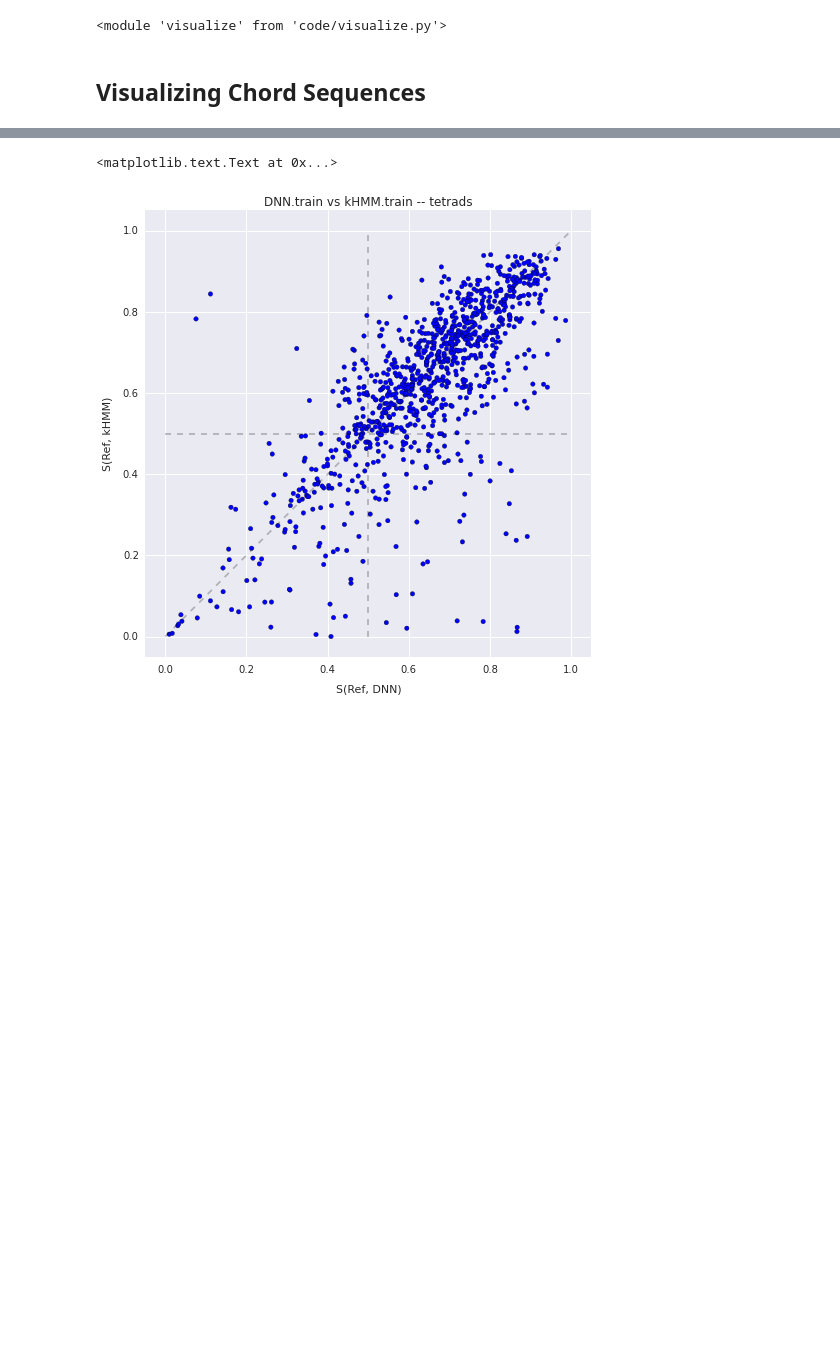
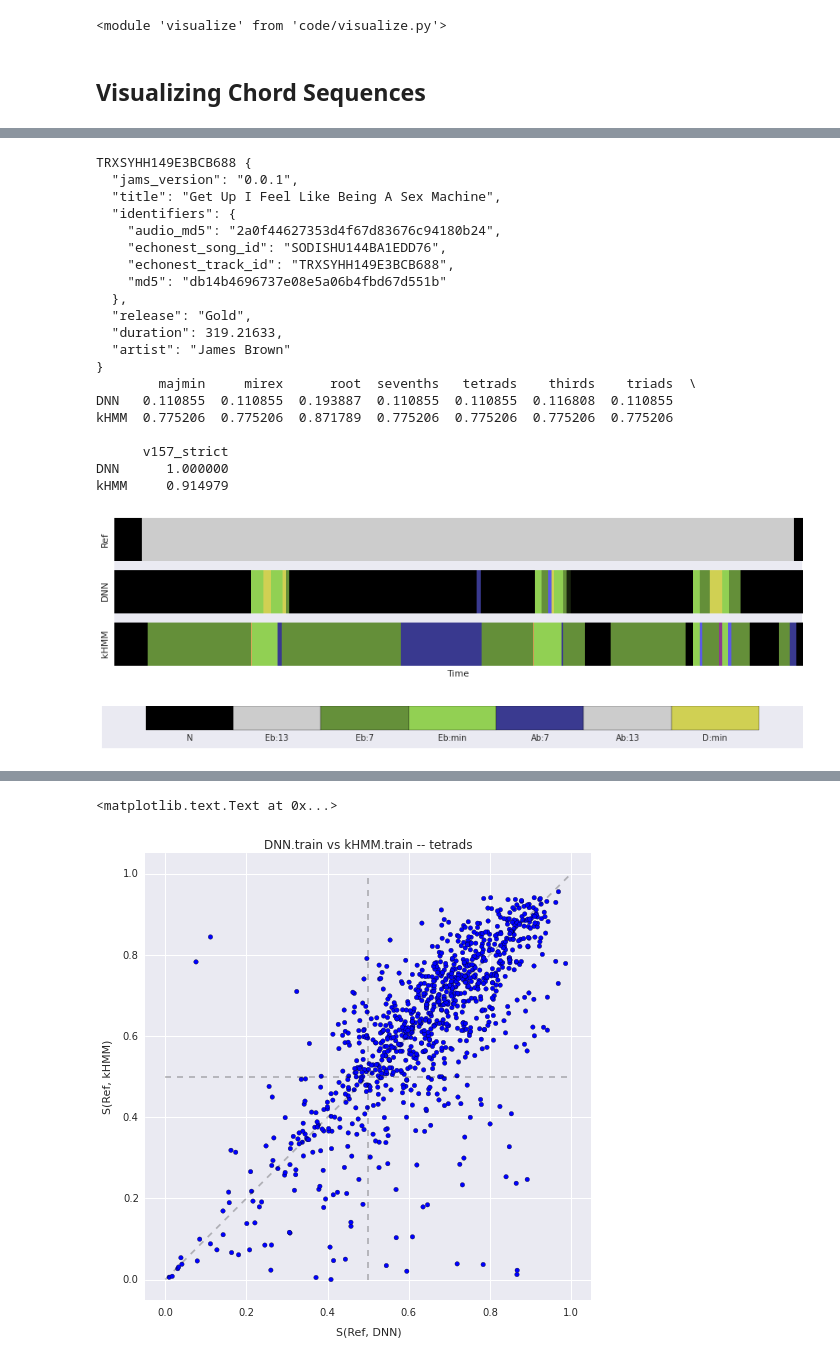
Before and after one commit to ejhumphrey/ace-lessons, a Jupyter notebook: experiments.ipynb, the cells around one changed output, grey strips where cells are left out. Saved outputs shown, nothing was run; the diff lists cells and outputs as text; code cells hidden in the pictures; blank space fills up the shorter version.

```diff
--- a/experiments.ipynb
+++ b/experiments.ipynb
@@ -149,0 +190,35 @@ reload(lex);reload(util);reload(viz)
+# %%
+# Quad II
+key = filter(lambda x:x.startswith('TRXSYH'), all_jams.keys())[0]
+print key, all_jams[key].file_metadata
+print pd.DataFrame([all_DNN_test.ix[key], all_kHMM_test.ix[key]], index=['DNN', 'kHMM'])
+figs = viz.plot_annotations(
+    [all_jams[key].chord[0], DNN_test_jams[key].chord[0], kHMM_test_jams[key].chord[0]],
+    ['Ref', 'DNN', 'kHMM'], (12, 3), (12, 1), vocab='soft')
+# figs[0].savefig("paper/figs/DNN_kHMM_{0}_annotations.pdf".format(key),
+#                  transparent=True)
+# figs[1].savefig("paper/figs/DNN_kHMM_{0}_legend.pdf".format(key),
+#                  transparent=True)
+# %% [output]
+TRXSYHH149E3BCB688 {
+  "jams_version": "0.0.1",
+  "title": "Get Up I Feel Like Being A Sex Machine",
+  "identifiers": {
+    "audio_md5": "2a0f44627353d4f67d83676c94180b24",
+    "echonest_song_id": "SODISHU144BA1EDD76",
+    "echonest_track_id": "TRXSYHH149E3BCB688",
+    "md5": "db14b4696737e08e5a06b4fbd67d551b"
+  },
+  "release": "Gold",
+  "duration": 319.21633,
+  "artist": "James Brown"
+}
+        majmin     mirex      root  sevenths   tetrads    thirds    triads  \
+DNN   0.110855  0.110855  0.193887  0.110855  0.110855  0.116808  0.110855
+kHMM  0.775206  0.775206  0.871789  0.775206  0.775206  0.775206  0.775206
+
+      v157_strict
+DNN      1.000000
+kHMM     0.914979
+[figure, added]
+[figure, added]
```
Also changed, not shown: parts of 71 cells of this notebook, 2 other files.
